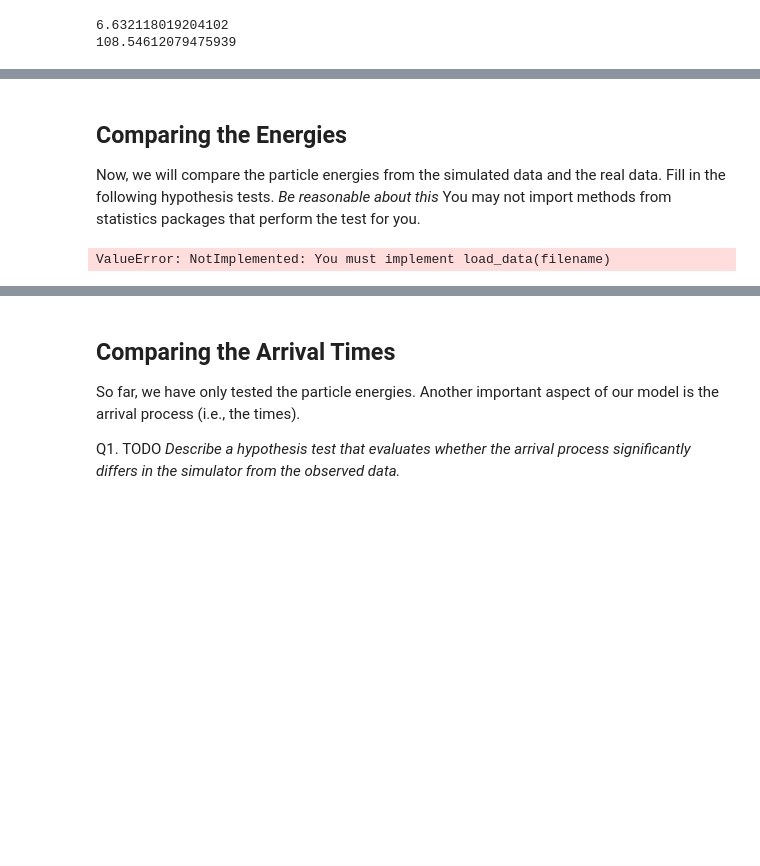
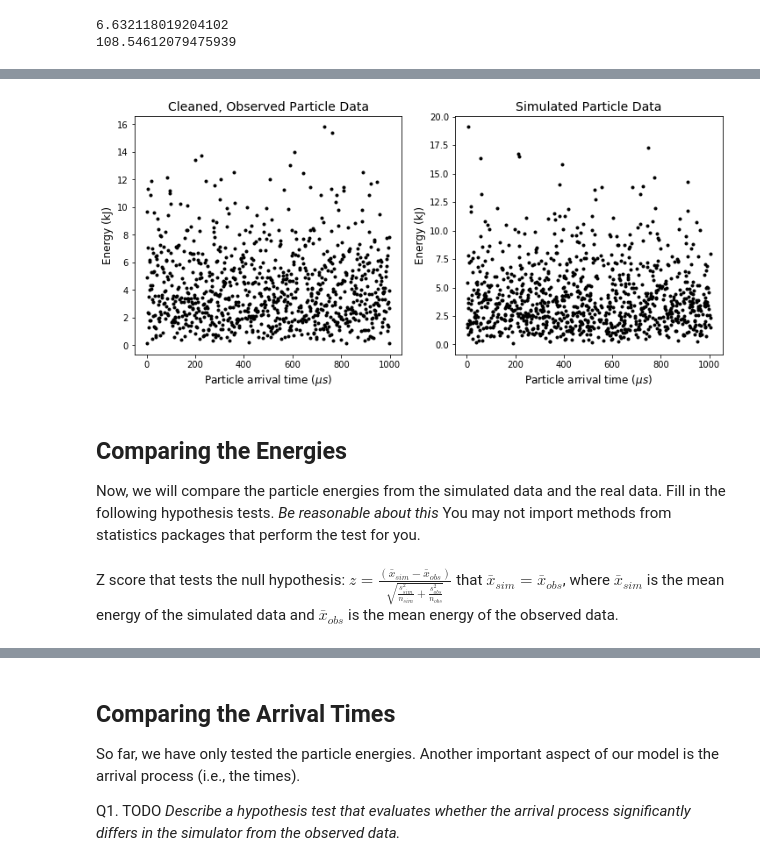
Before and after one commit to callistac/cmsc21800, a Jupyter notebook: Assignment2.ipynb, the cells around one changed output, grey strips where cells are left out. Saved outputs shown, nothing was run; the diff lists cells and outputs as text; code cells hidden in the pictures; blank space fills up the shorter version.

```diff
--- a/Assignment2.ipynb
+++ b/Assignment2.ipynb
@@ -124,31 +144,22 @@ def clean(df):
+# %%
+fig = plt.figure(figsize=(12, 5))
+fig.add_subplot(1, 2, 1)
+plt.title("Cleaned, Observed Particle Data", fontsize=14)
+plt.plot(cleaned_df['otime_us'], cleaned_df['energy_kj'], 'k.')
+plt.xlabel("Particle arrival time ($\mu s$)", fontsize=12)
+plt.ylabel("Energy (kJ)", fontsize=12)
+
+fig.add_subplot(1, 2, 2)
+plt.title("Simulated Particle Data", fontsize=14)
+plt.plot(df_sim['otime_us'], df_sim['energy_kj'], 'k.')
+plt.xlabel("Particle arrival time ($\mu s$)", fontsize=12)
+plt.ylabel("Energy (kJ)", fontsize=12)
+plt.show()
+# %% [output]
+[figure, added]
 # %% [markdown]
 ## Comparing the Energies
 Now, we will compare the particle energies from the simulated data and the real data. Fill in the following hypothesis tests. *Be reasonable about this* You may not import methods from statistics packages that perform the test for you.
-# %%
-def z_test_energy(simulated, real):
-    """TODO
-
-       Input: a dataframe of simulated observations, a dataframe of real observations
-       Output: a p-value based on the two-sample z-test
-    """
-
-    raise ValueError("NotImplemented: You must implement z_test_energy")
-
-
-def rs_test_energy(simulated, real):
-    """TODO
-
-       Input: a dataframe of simulated observations, a dataframe of real observations
-       Output: a p-value based on the two-sample rank-sum test using the normal approximation
-    """
-
-    raise ValueError("NotImplemented: You must implement rs_test_energy")
-
-
-#get the data
-simulate_data = simulate_burst(10000)
-real_data =  clean(load_data('part.csv'))
-print('Two-Sample Z-Test: ', z_test_energy(simulated, real))
-print('Rank Sum Test: ', rs_test_energy(simulated, real))
-# %% [output]
-ValueError: NotImplemented: You must implement load_data(filename)
+# %% [markdown]
+Z score that tests the null hypothesis:
+$z = \frac{(\bar{x}_{sim} - \bar{x}_{obs})}{\sqrt{\frac{s_{sim}^2}{n_{sim}} + \frac{s_{obs}^2}{n_{obs}}}}$ that $\bar{x}_{sim} = \bar{x}_{obs}$, where $\bar{x}_{sim}$ is the mean energy of the simulated data and $\bar{x}_{obs}$ is the mean energy of the observed data.
```
Also changed, not shown: parts of 37 cells of this notebook.
